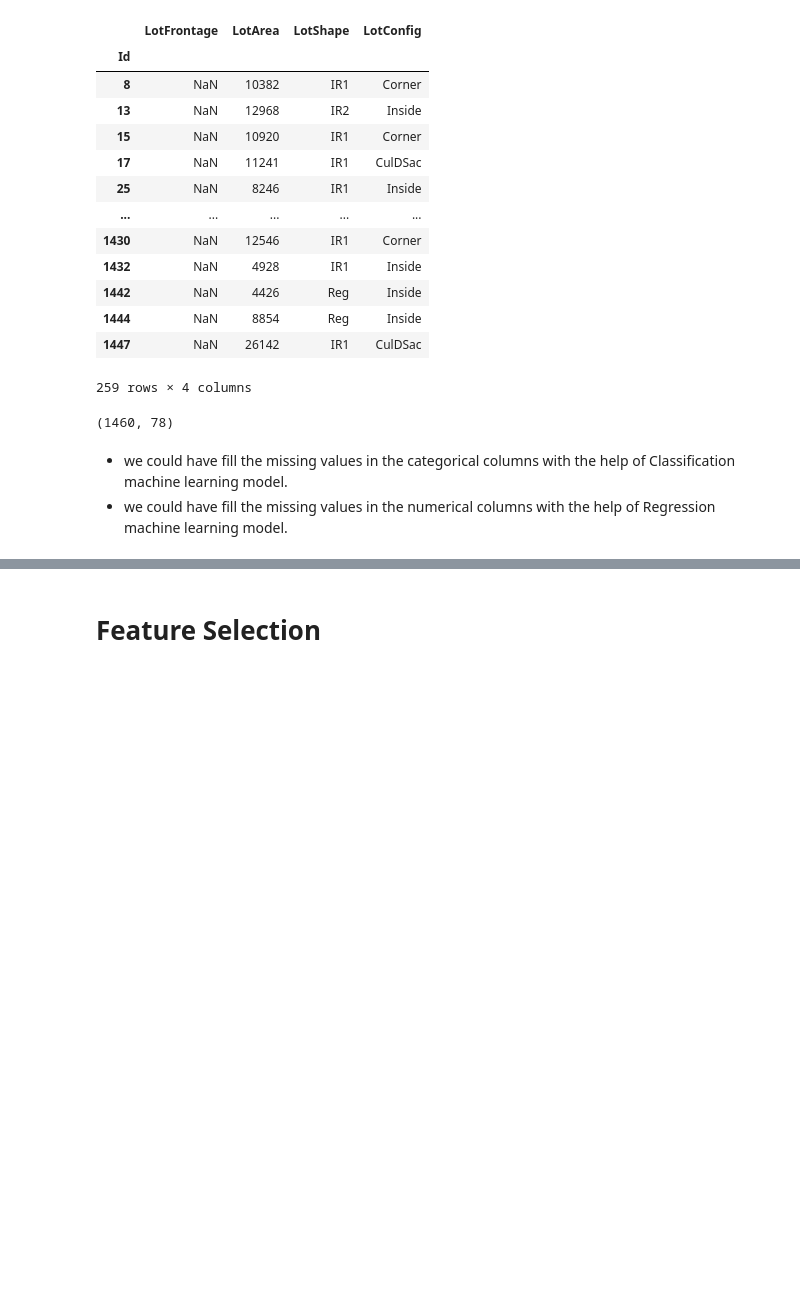
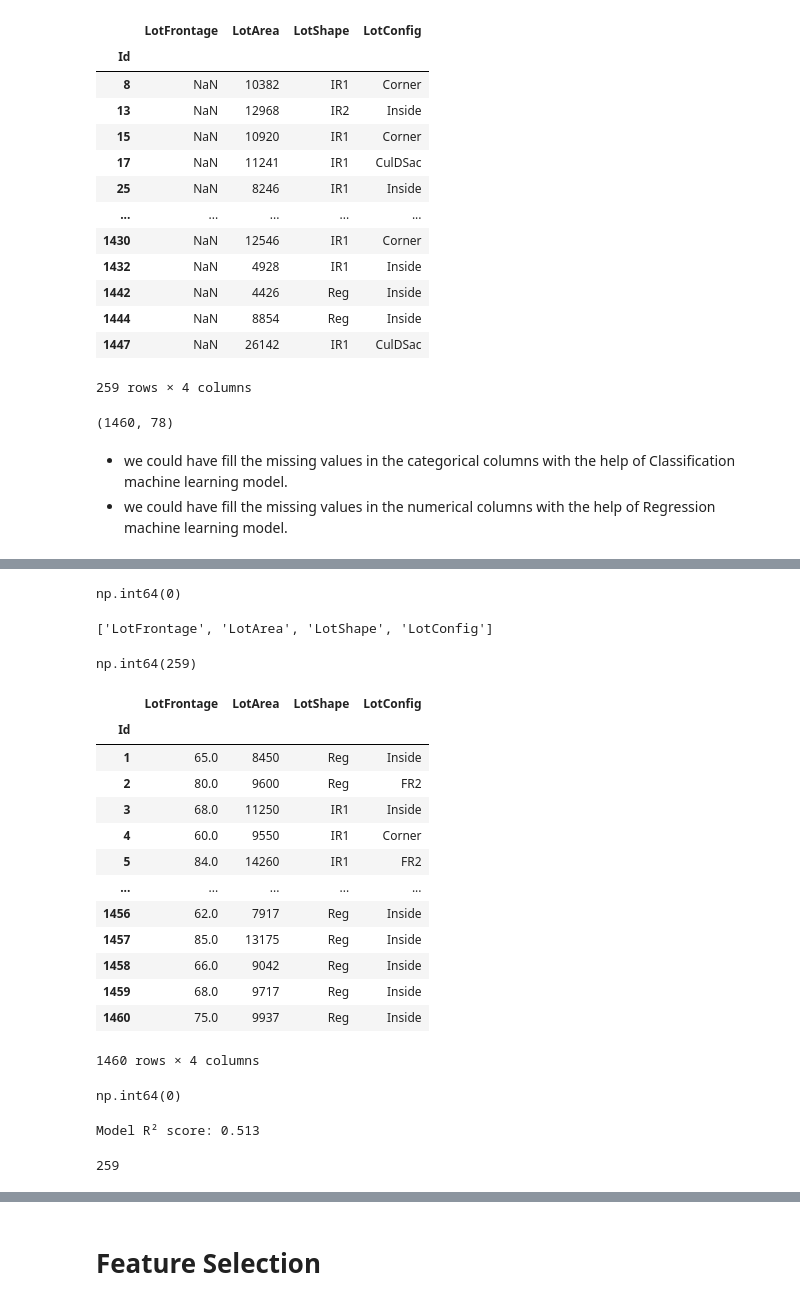
Before and after one commit to jenasandeep/Recreating-99-core_ML_Projects, a Jupyter notebook: 1-House Price Prediction/notebooks/1-initial-eda.ipynb, the cells around one changed output, grey strips where cells are left out. Drawn from its saved outputs; the diff is of its cells as text; code cells hidden in the pictures; blank space fills up the shorter version.

```diff
--- a/1-House Price Prediction/notebooks/1-initial-eda.ipynb
+++ b/1-House Price Prediction/notebooks/1-initial-eda.ipynb
@@ -1990,0 +2031,72 @@ df.shape
+# %%
+df_grouped_median_imputed['LotFrontage'].isnull().sum()
+# %% [output]
+np.int64(0)
+# %%
+lot_cols
+# %% [output]
+['LotFrontage', 'LotArea', 'LotShape', 'LotConfig']
+# %%
+df_LotFrontage_prediction = df[lot_cols]
+# %%
+df['LotFrontage'].isnull().sum()
+# %% [output]
+np.int64(259)
+# %%
+df_LotFrontage_prediction
+# %% [output]
+|  | LotFrontage | LotArea | LotShape | LotConfig |
+| Id |  |  |  |  |
+| 1 | 65.0 | 8450 | Reg | Inside |
+| 2 | 80.0 | 9600 | Reg | FR2 |
+| 3 | 68.0 | 11250 | IR1 | Inside |
+| 4 | 60.0 | 9550 | IR1 | Corner |
+| 5 | 84.0 | 14260 | IR1 | FR2 |
+| ... | ... | ... | ... | ... |
+| 1456 | 62.0 | 7917 | Reg | Inside |
+| 1457 | 85.0 | 13175 | Reg | Inside |
+| 1458 | 66.0 | 9042 | Reg | Inside |
+| 1459 | 68.0 | 9717 | Reg | Inside |
+| 1460 | 75.0 | 9937 | Reg | Inside |
+1460 rows × 4 columns
+# %%
+df_LotFrontage_prediction[df_LotFrontage_prediction['LotFrontage'].notnull()]['LotFrontage'].isnull().sum()
+# %% [output]
+np.int64(0)
+# %%
+from sklearn.ensemble import RandomForestRegressor
+from sklearn.model_selection import train_test_split
+from sklearn.preprocessing import OneHotEncoder
+from sklearn.compose import ColumnTransformer
+from sklearn.pipeline import Pipeline
+import pandas as pd
+
+X = df_LotFrontage_prediction[df_LotFrontage_prediction['LotFrontage'].notnull()][['LotArea', 'LotShape', 'LotConfig']]
+y = df_LotFrontage_prediction[df_LotFrontage_prediction['LotFrontage'].notnull()]['LotFrontage']
+
+X_train, X_test, y_train, y_test = train_test_split(X, y, test_size=0.2, random_state=42)
+
+# Preprocessing
+categorical_cols = ['LotShape', 'LotConfig']
+numerical_cols = ['LotArea']
+
+preprocessor = ColumnTransformer(
+    transformers=[
+        ('num', 'passthrough', numerical_cols),
+        ('cat', OneHotEncoder(handle_unknown='ignore'), categorical_cols)
+    ])
+
+# Create pipeline
+model = Pipeline(steps=[
+    ('preprocessor', preprocessor),
+    ('regressor', RandomForestRegressor(min_samples_leaf=10, min_samples_split=10, n_estimators=1000, random_state=42))
+])
+
+# Train model
+model.fit(X_train, y_train)
+
+# Evaluate
+score = model.score(X_test, y_test)
+print(f"Model R² score: {score:.3f}")
+# %% [output]
+Model R² score: 0.513
@@ -1990,0 +2106,4 @@ df.shape
+# %%
+prediction.__len__()
+# %% [output]
+259
```
Also changed, not shown: parts of 31 cells of this notebook, 12 other files.
